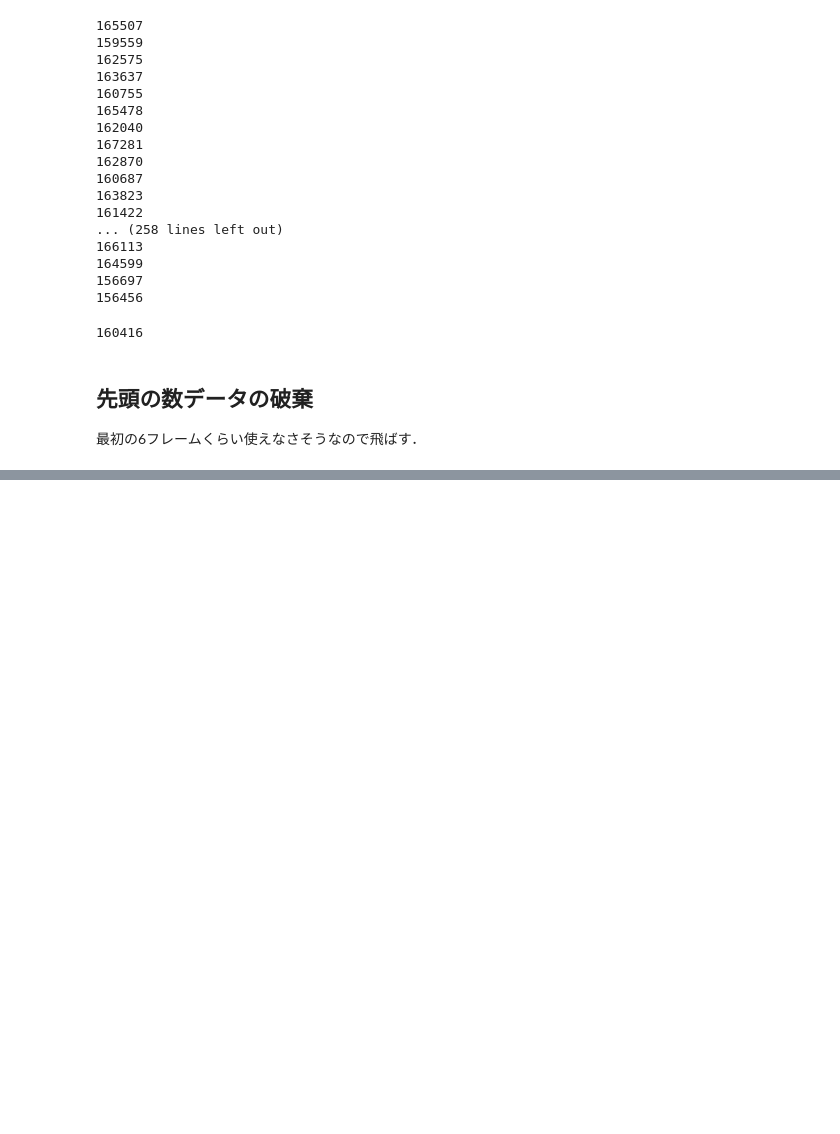
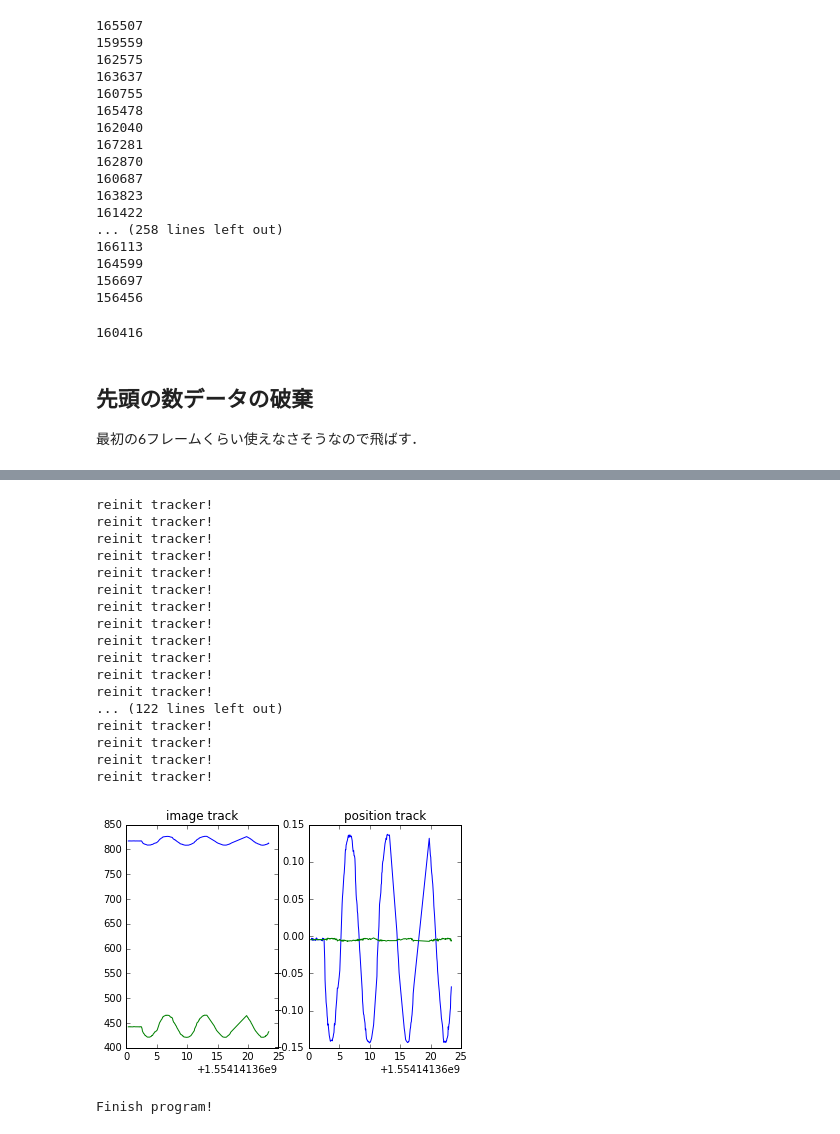
Before and after one commit to YoshiRi/IVPS, a Jupyter notebook: trial/for_ROS/rosbag0402/DataExtraction.ipynb, the cells around one changed output, grey strips where cells are left out. Drawn from its saved outputs; the diff is of its cells as text; code cells hidden in the pictures; blank space fills up the shorter version.

Commit message:
add experimental results

```diff
--- a/trial/for_ROS/rosbag0402/DataExtraction.ipynb
+++ b/trial/for_ROS/rosbag0402/DataExtraction.ipynb
@@ -161,0 +203,57 @@ while not vml.hasCameraPose:
+# %%
+%autoreload 2
+
+tracker_name = "MedianFlow" # with 36 window size, slow
+tracker_name = "KCF" # KCF with 64 window size, fast
+tracker_name = "MOSSE" # MOOSE with 100 pix window size, super fast
+
+bboxsize = 100# 36 50 64 80 100
+
+ltrack = RedTracker(left_images[0].copy(),showimage=1,tracker=tracker_name,initialize_with_hand=1,bboxsize=bboxsize) # 36 64
+
+left_marker_2dpos= []
+left_marker_3dpos= []
+
+for limg in left_images:
+    ltrack.track(limg)
+    pos = ltrack.getpos()
+    left_marker_2dpos.append(pos)
+    left_marker_3dpos.append(vml.getobjpose_1(pos,0.079))
+
+cv2.destroyAllWindows()
+t_plot = np.array(limg_timestamps).reshape(-1,1)
+uv_plot = np.array(left_marker_2dpos).reshape(-1,2)
+xy_plot = np.array(left_marker_3dpos).reshape(-1,2)
+
+plt.figure(1)
+
+plt.subplot(121)
+plt.plot(t_plot,uv_plot)
+plt.title("image track")
+plt.subplot(122)
+plt.plot(t_plot,xy_plot)
+plt.title("position track")
+plt.show()
+
+np.savetxt("results/Expresult_0402_"+tracker_name+str(bboxsize)+".csv",np.concatenate([t_plot,uv_plot,xy_plot],axis=1))
+print("Finish program!")
+# %% [output]
+reinit tracker!
+reinit tracker!
+reinit tracker!
+reinit tracker!
+reinit tracker!
+reinit tracker!
+reinit tracker!
+reinit tracker!
+reinit tracker!
+reinit tracker!
+reinit tracker!
+reinit tracker!
+... (122 lines left out)
+reinit tracker!
+reinit tracker!
+reinit tracker!
+reinit tracker!
+[figure, added]
+Finish program!
```
Also changed, not shown: parts of 18 cells of this notebook, 11 other files.
